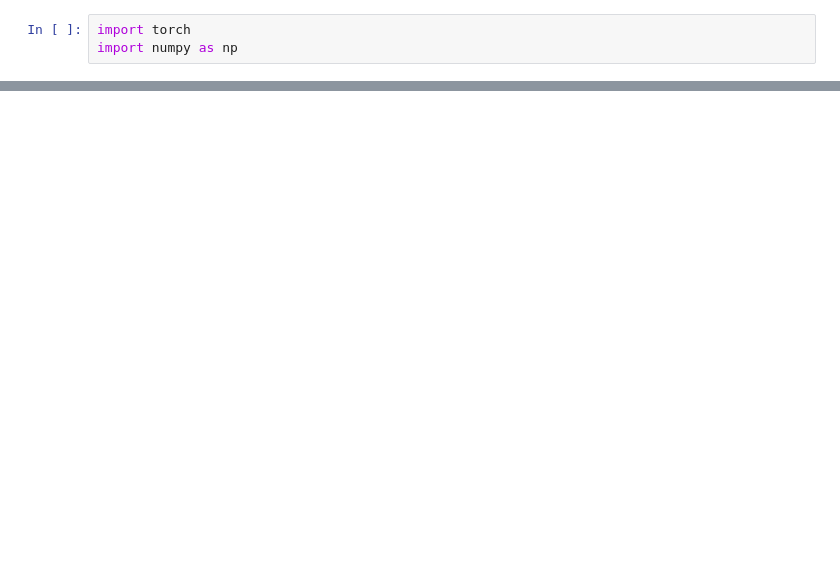
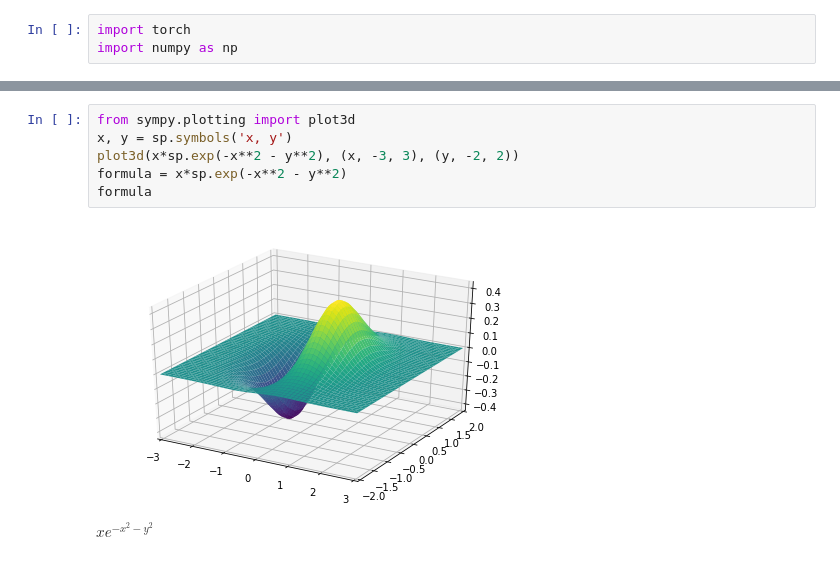
Before and after one commit to Allmight-ccc/Allmight-s_code_Home, a Jupyter notebook: deep_learning/test.ipynb, the cells around one changed output, grey strips where cells are left out. Saved outputs shown, nothing was run; the diff lists cells and outputs as text; blank space fills up the shorter version.

```diff
--- a/deep_learning/test.ipynb
+++ b/deep_learning/test.ipynb
@@ -28,0 +89,9 @@ a, b   # 地址没有改变，实在原地址上进行操作，但是形状又
+# %%
+from sympy.plotting import plot3d
+x, y = sp.symbols('x, y')
+plot3d(x*sp.exp(-x**2 - y**2), (x, -3, 3), (y, -2, 2))
+formula = x*sp.exp(-x**2 - y**2)
+formula
+# %% [output]
+[figure, added]
+$\displaystyle x e^{- x^{2} - y^{2}}$
```
Also changed, not shown: parts of 11 cells of this notebook, 4 other files.
